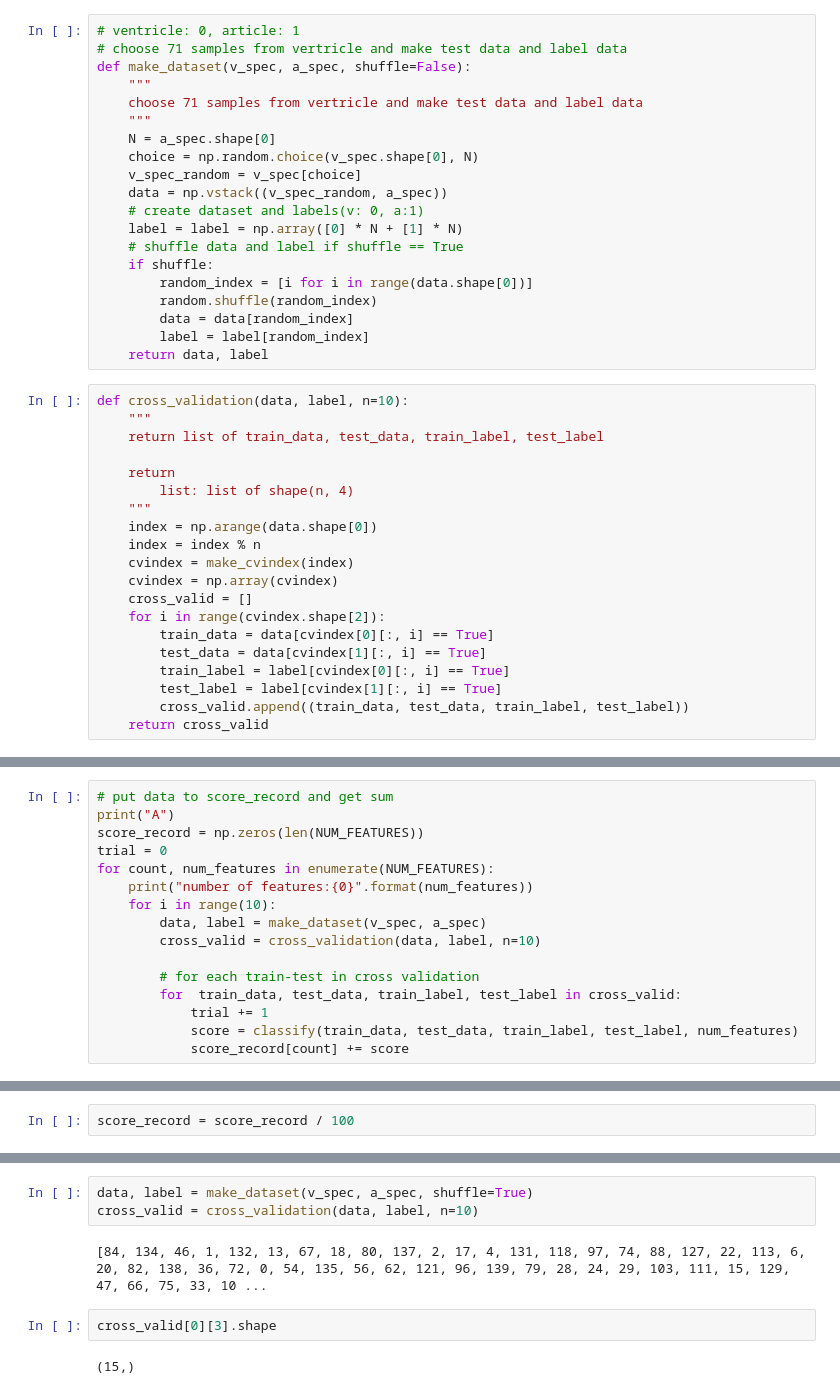
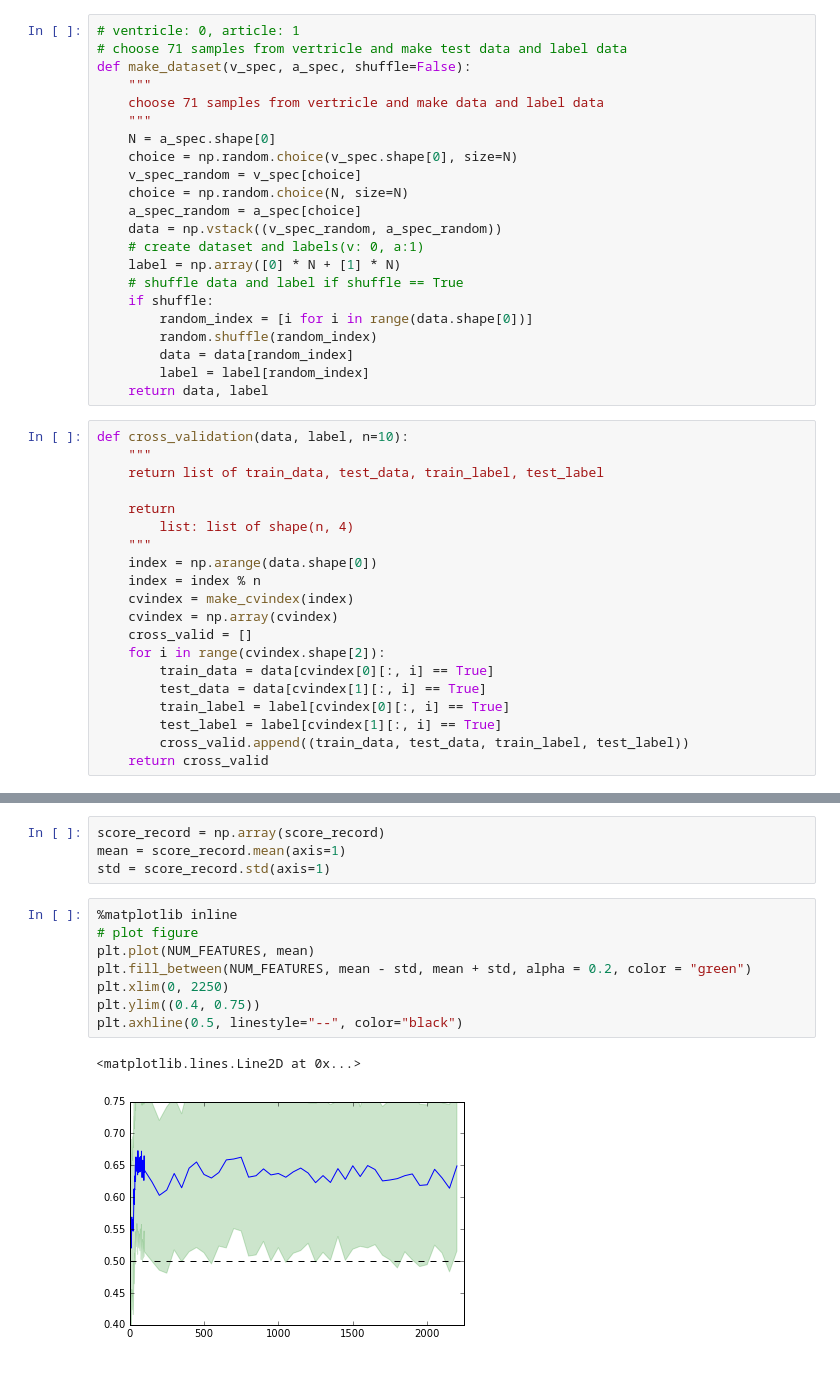
Before and after one commit to bonyuta0204/iPSCell, a Jupyter notebook: linearSVC.ipynb, the cells around one changed output, grey strips where cells are left out. Cells and saved outputs as stored; diff of their text form.

```diff
--- a/linearSVC.ipynb
+++ b/linearSVC.ipynb
@@ -23,14 +28,16 @@ NUM_FEATURES = [i for i in range(1, 100)] + [i * 50 for i in range(2, 45)]
 # choose 71 samples from vertricle and make test data and label data
 def make_dataset(v_spec, a_spec, shuffle=False):
     """
-    choose 71 samples from vertricle and make test data and label data
+    choose 71 samples from vertricle and make data and label data
     """
     N = a_spec.shape[0]
-    choice = np.random.choice(v_spec.shape[0], N)
+    choice = np.random.choice(v_spec.shape[0], size=N)
     v_spec_random = v_spec[choice]
-    data = np.vstack((v_spec_random, a_spec))
+    choice = np.random.choice(N, size=N)
+    a_spec_random = a_spec[choice]
+    data = np.vstack((v_spec_random, a_spec_random))
     # create dataset and labels(v: 0, a:1)
-    label = label = np.array([0] * N + [1] * N)
+    label = np.array([0] * N + [1] * N)
     # shuffle data and label if shuffle == True
     if shuffle:
         random_index = [i for i in range(data.shape[0])]
@@ -103,16 +125,0 @@ iteration number9
-# %%
-# put data to score_record and get sum
-print("A")
-score_record = np.zeros(len(NUM_FEATURES))
-trial = 0
-for count, num_features in enumerate(NUM_FEATURES):
-    print("number of features:{0}".format(num_features))
-    for i in range(10):
-        data, label = make_dataset(v_spec, a_spec)
-        cross_valid = cross_validation(data, label, n=10)
-
-        # for each train-test in cross validation
-        for  train_data, test_data, train_label, test_label in cross_valid:
-            trial += 1
-            score = classify(train_data, test_data, train_label, test_label, num_features)
-            score_record[count] += score
@@ -148,2 +125,0 @@ plt.show()
-# %%
-score_record = score_record / 100
@@ -170,9 +126,15 @@ array([ 0.56433333,  0.56338095,  0.56061905,  0.545     ,  0.56252381,
-# %%
-data, label = make_dataset(v_spec, a_spec, shuffle=True)
-cross_valid = cross_validation(data, label, n=10)
-# %% [output]
-[84, 134, 46, 1, 132, 13, 67, 18, 80, 137, 2, 17, 4, 131, 118, 97, 74, 88, 127, 22, 113, 6, 20, 82, 138, 36, 72, 0, 54, 135, 56, 62, 121, 96, 139, 79, 28, 24, 29, 103, 111, 15, 129, 47, 66, 75, 33, 10 ...
-# %%
-cross_valid[0][3].shape
-# %% [output]
-(15,)
+# %%
+score_record = np.array(score_record)
+mean = score_record.mean(axis=1)
+std = score_record.std(axis=1)
+# %%
+%matplotlib inline
+# plot figure
+plt.plot(NUM_FEATURES, mean)
+plt.fill_between(NUM_FEATURES, mean - std, mean + std, alpha = 0.2, color = "green")
+plt.xlim(0, 2250)
+plt.ylim((0.4, 0.75))
+plt.axhline(0.5, linestyle="--", color="black")
+# %% [output]
+<matplotlib.lines.Line2D at 0x...>
+[figure, added]
```
Also changed, not shown: parts of 8 cells of this notebook, 2 other files.
